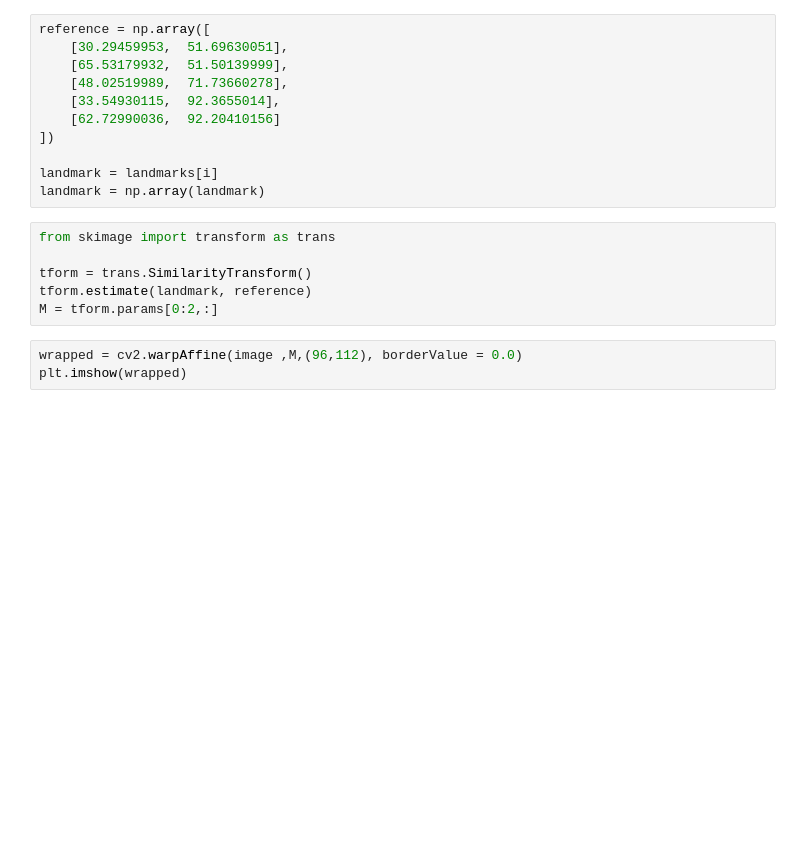
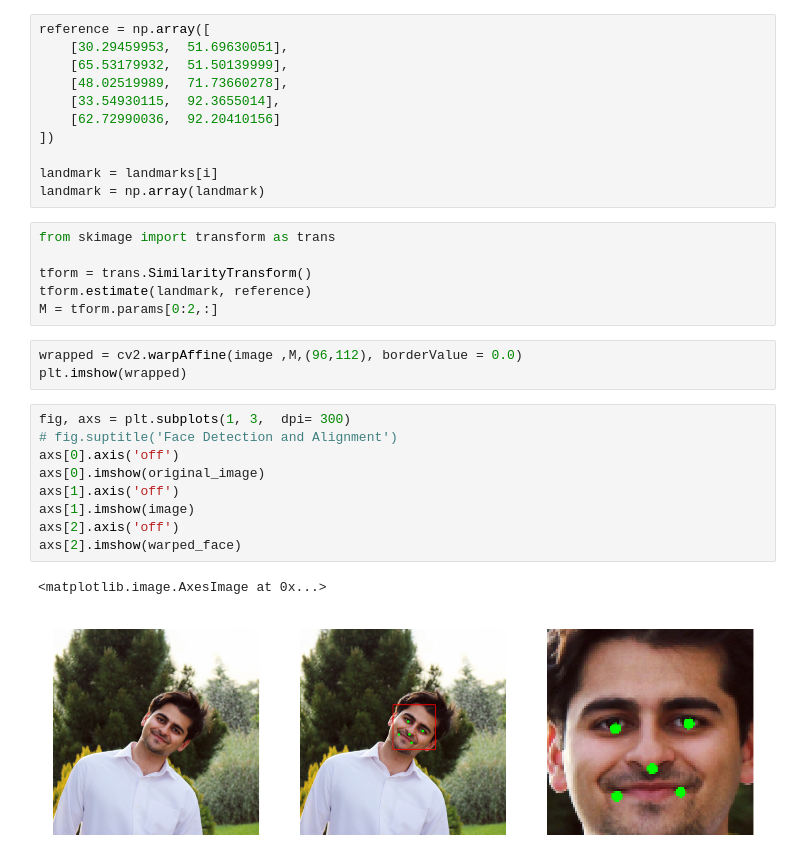
Before and after one commit to SajjadAemmi/Face-Recognition, a Jupyter notebook: Detection.ipynb, the cells around one changed output. Cells and saved outputs as stored; diff of their text form; blank space fills up the shorter version.

```diff
--- a/Detection.ipynb
+++ b/Detection.ipynb
@@ -56,3 +81,15 @@ M = tform.params[0:2,:]
 # %%
 wrapped = cv2.warpAffine(image ,M,(96,112), borderValue = 0.0)
 plt.imshow(wrapped)
+# %%
+fig, axs = plt.subplots(1, 3,  dpi= 300)
+# fig.suptitle('Face Detection and Alignment')
+axs[0].axis('off')
+axs[0].imshow(original_image)
+axs[1].axis('off')
+axs[1].imshow(image)
+axs[2].axis('off')
+axs[2].imshow(warped_face)
+# %% [output]
+<matplotlib.image.AxesImage at 0x...>
+[figure, added]
```
Also changed, not shown: parts of 7 cells of this notebook.
